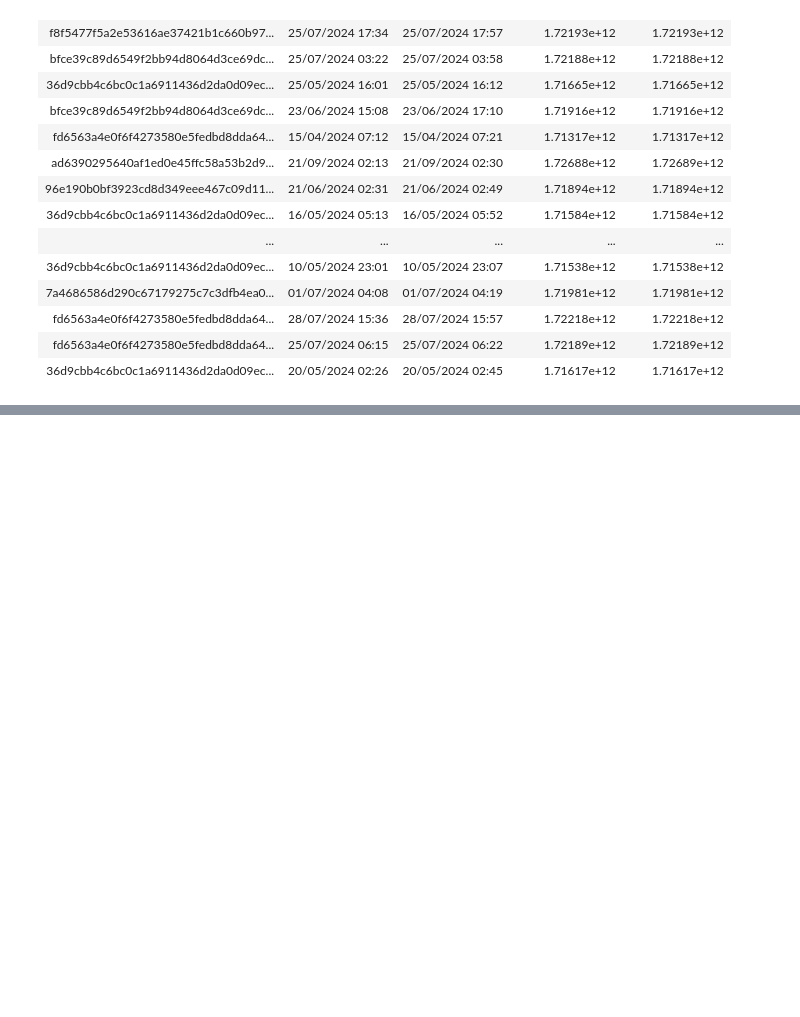
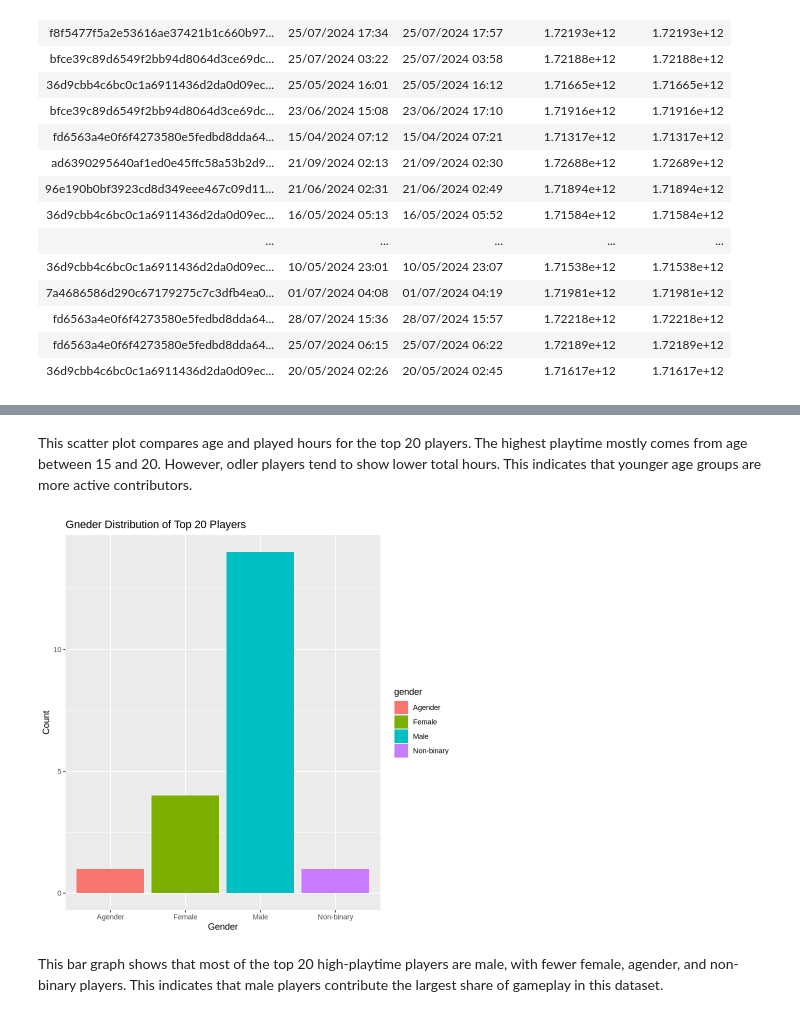
Before and after one commit to yeesmn/dsci-100-2025w1-group-24, a Jupyter notebook: data_science_project(planning_stage).ipynb, the cells around one changed output, grey strips where cells are left out. Cells and saved outputs as stored; diff of their text form; code cells hidden in the pictures; blank space fills up the shorter version.

```diff
--- a/data_science_project(planning_stage).ipynb
+++ b/data_science_project(planning_stage).ipynb
@@ -76,0 +285,14 @@ A spec_tbl_df: 1535 × 5
+# %% [markdown]
+This scatter plot compares age and played hours for the top 20 players. The highest playtime mostly comes from age between 15 and 20. However, odler players tend to show lower total hours. This indicates that younger age groups are more active contributors.
+# %%
+gender_vs_played_hours <- top20_players |>
+    ggplot(aes(x = gender, fill = gender)) +
+    geom_bar() +
+    labs(title = "Gneder Distribution of Top 20 Players",
+        x = "Gender",
+        y = "Count")
+gender_vs_played_hours
+# %% [output]
+[figure, added]
+# %% [markdown]
+This bar graph shows that most of the top 20 high-playtime players are male, with fewer female, agender, and non-binary players. This indicates that male players contribute the largest share of gameplay in this dataset.
```
Also changed, not shown: parts of 24 cells of this notebook.
